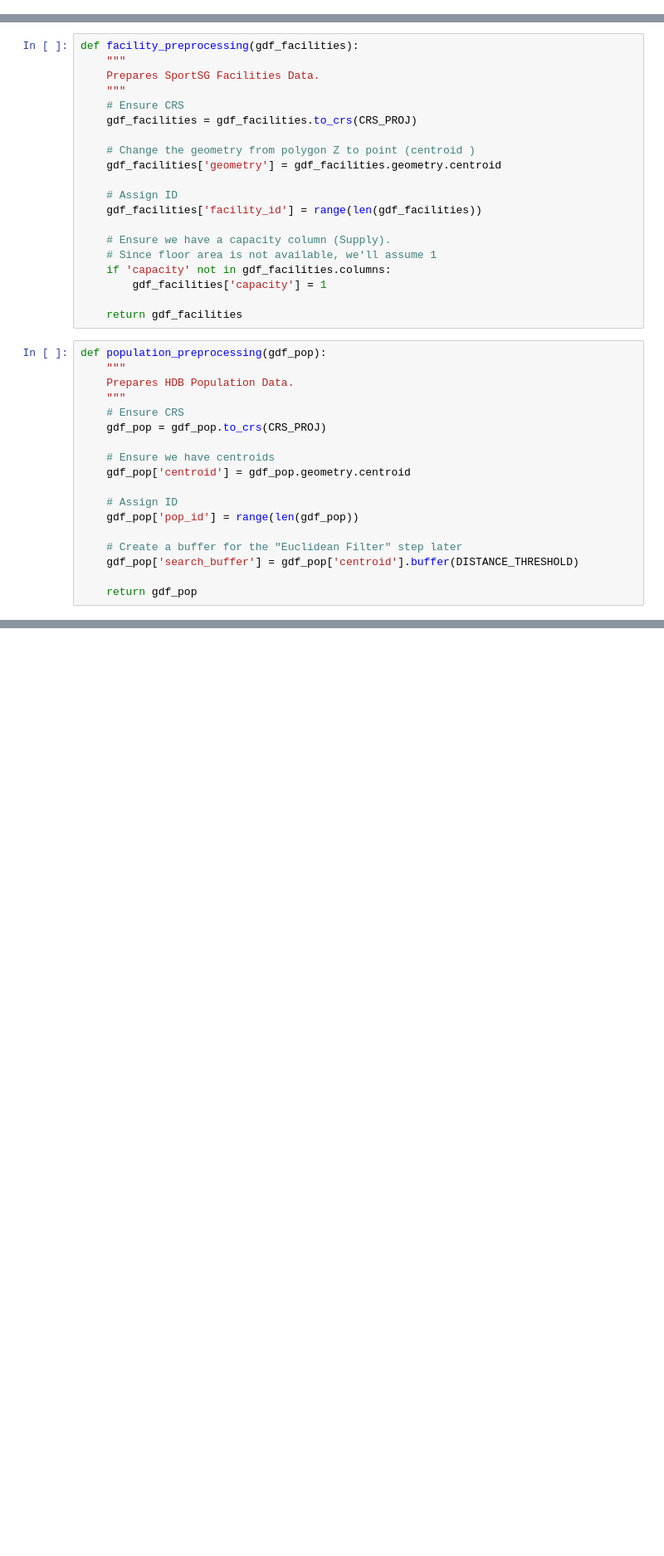
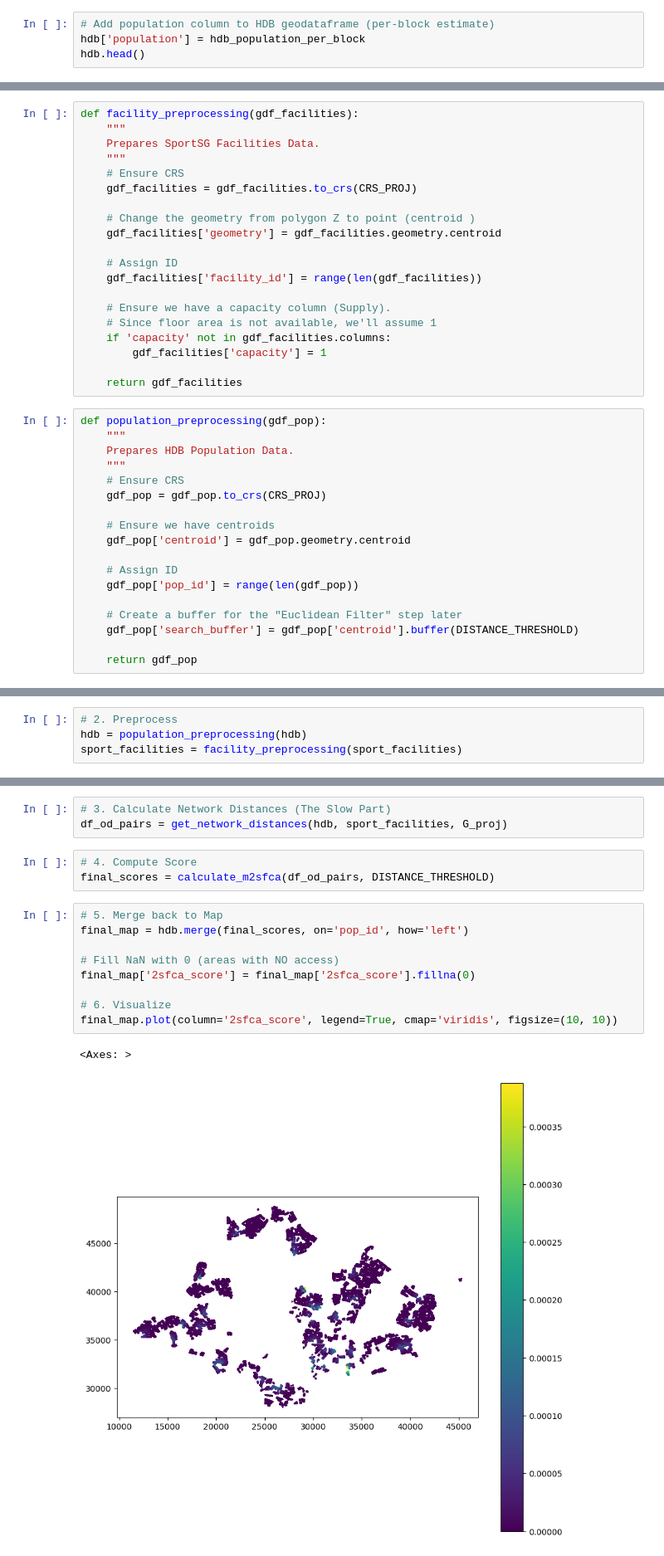
Before and after one commit to ziqiqiiii/Spatial_Equity_Analysis, a Jupyter notebook: notebooks/02_Network_Analysis.ipynb, the cells around one changed output, grey strips where cells are left out. Shown at 83% size. Drawn from its saved outputs; the diff is of its cells as text; blank space fills up the shorter version.

Commit message:
feat - done 2SFCA for sport facilities

```diff
--- a/notebooks/02_Network_Analysis.ipynb
+++ b/notebooks/02_Network_Analysis.ipynb
@@ -56,3 +56,7 @@ Number of HDB buildings: 13160
 Rough estimation of population per HDB block: 242.44604863221883
 Number of HDB units: 1153080
 Rough estimation of population per HDB unit: 2.7670152981579768
+# %%
+# Add population column to HDB geodataframe (per-block estimate)
+hdb['population'] = hdb_population_per_block
+hdb.head()
@@ -96,0 +221,4 @@ def population_preprocessing(gdf_pop):
+# %%
+# 2. Preprocess
+hdb = population_preprocessing(hdb)
+sport_facilities = facility_preprocessing(sport_facilities)
@@ -96,0 +243,18 @@ def population_preprocessing(gdf_pop):
+# %%
+# 3. Calculate Network Distances (The Slow Part)
+df_od_pairs = get_network_distances(hdb, sport_facilities, G_proj)
+# %%
+# 4. Compute Score
+final_scores = calculate_m2sfca(df_od_pairs, DISTANCE_THRESHOLD)
+# %%
+# 5. Merge back to Map
+final_map = hdb.merge(final_scores, on='pop_id', how='left')
+
+# Fill NaN with 0 (areas with NO access)
+final_map['2sfca_score'] = final_map['2sfca_score'].fillna(0)
+
+# 6. Visualize
+final_map.plot(column='2sfca_score', legend=True, cmap='viridis', figsize=(10, 10))
+# %% [output]
+<Axes: >
+[figure, added]
```
Also changed, not shown: parts of 5 cells of this notebook.
